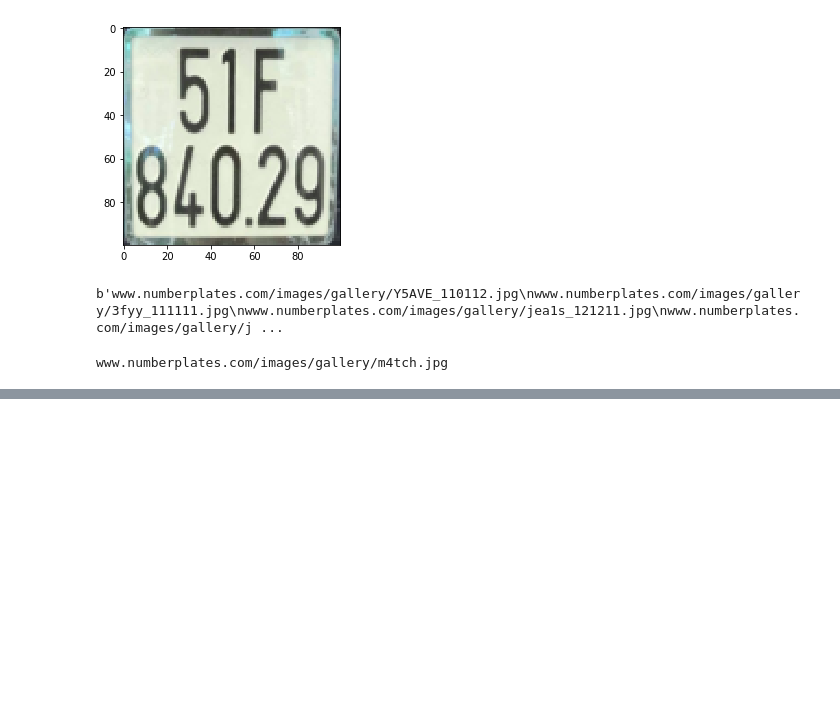
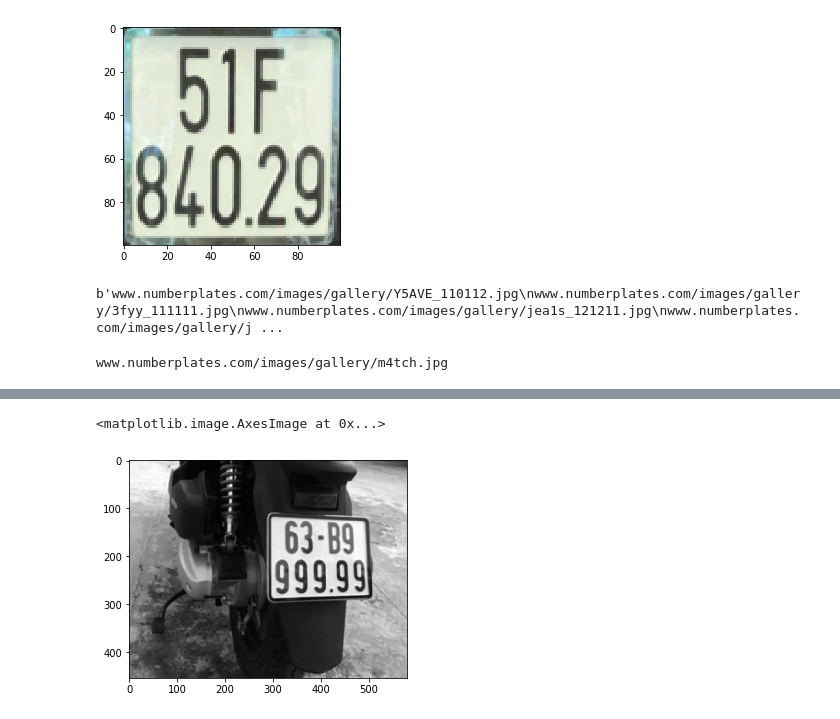
Before and after one commit to lhgiang149/License-Plate-detection, a Jupyter notebook: CropLicensePlate.ipynb, the cells around one changed output, grey strips where cells are left out. Saved outputs shown, nothing was run; the diff lists cells and outputs as text; code cells hidden in the pictures; blank space fills up the shorter version.

```diff
--- a/CropLicensePlate.ipynb
+++ b/CropLicensePlate.ipynb
@@ -204,0 +217,7 @@ with open('pic1.jpg', 'wb') as handle:
+# %%
+kernel = np.ones((5,5),np.float32)/25
+blur = cv2.blur(gray,(3,3))
+mlt.imshow(blur,cmap = 'gray')
+# %% [output]
+<matplotlib.image.AxesImage at 0x...>
+[figure, added]
```
Also changed, not shown: parts of 4 cells of this notebook.
